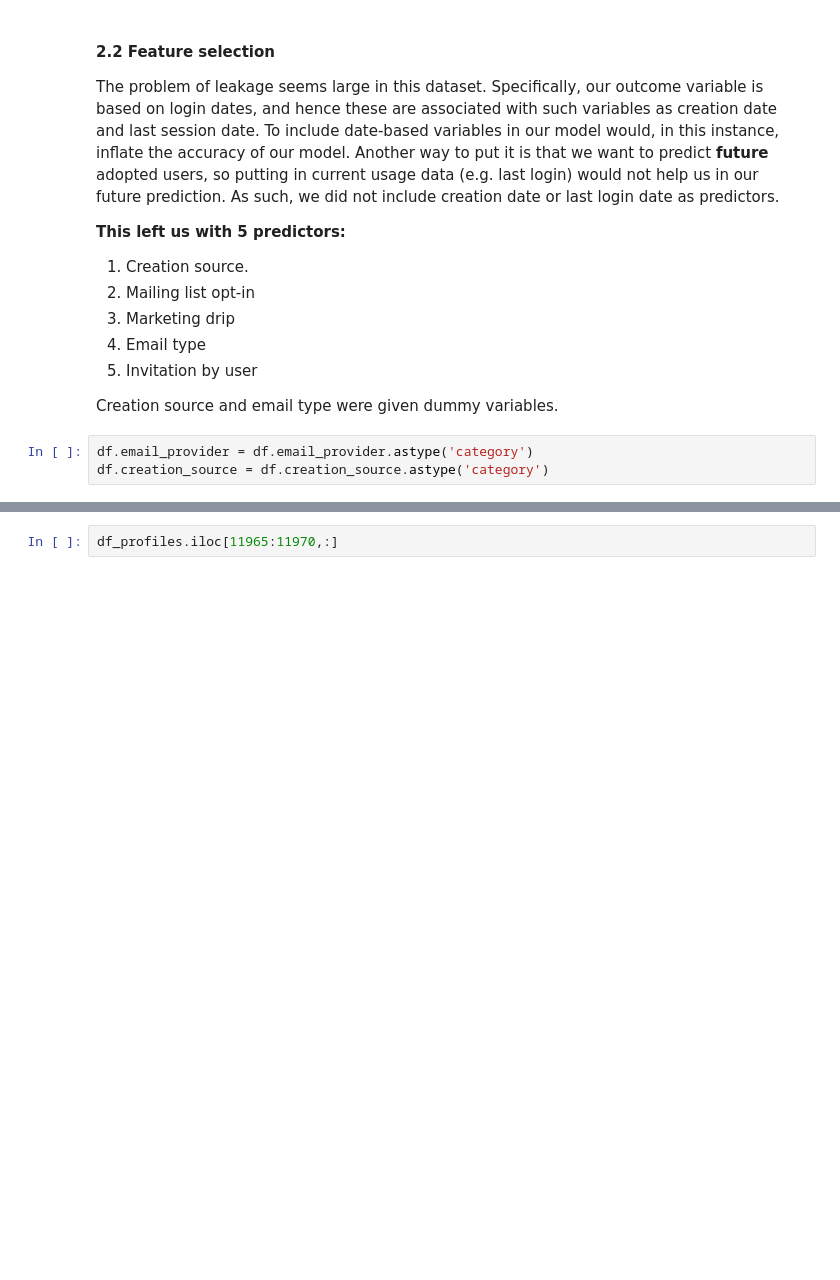
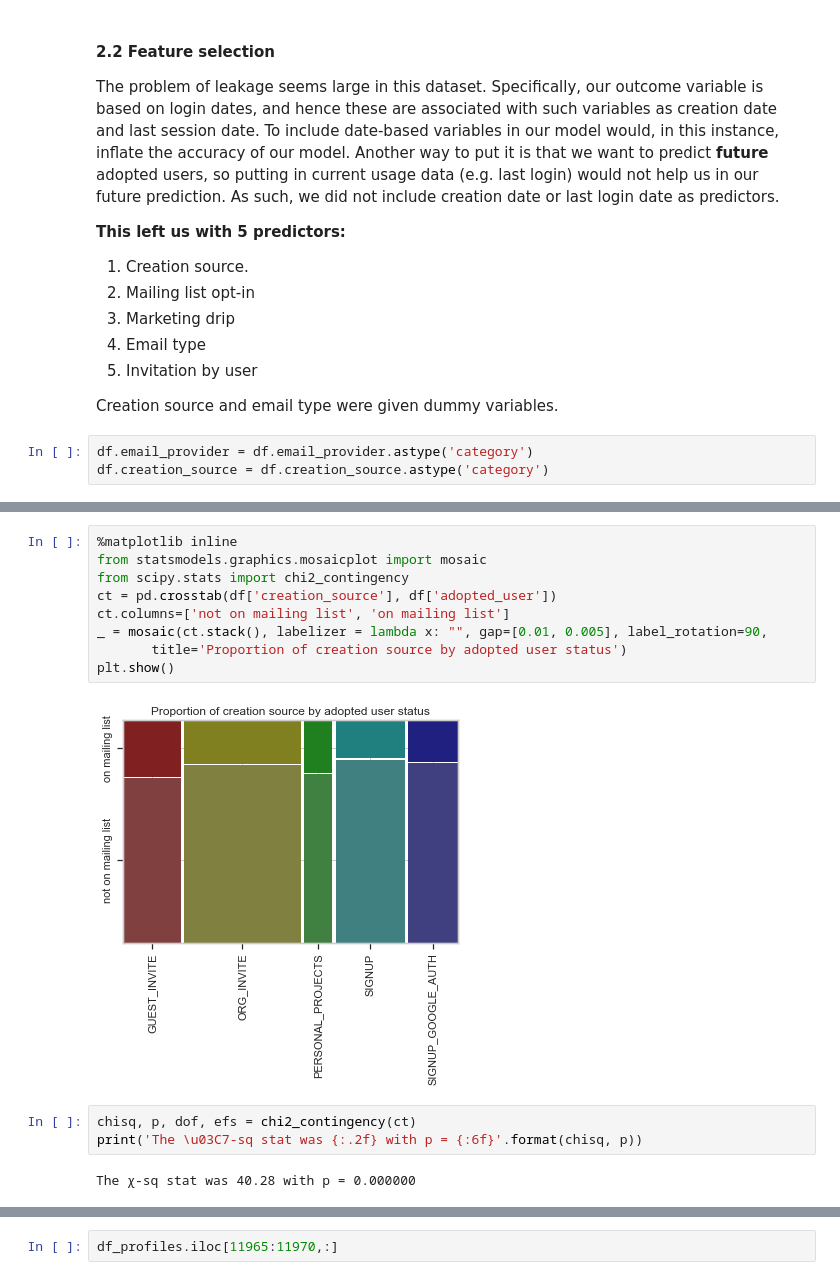
Before and after one commit to jpgerber/User-Adoption-Example, a Jupyter notebook: user_adoption_cleaner.ipynb, the cells around one changed output, grey strips where cells are left out. Saved outputs shown, nothing was run; the diff lists cells and outputs as text; blank space fills up the shorter version.

```diff
--- a/user_adoption_cleaner.ipynb
+++ b/user_adoption_cleaner.ipynb
@@ -426,0 +371,16 @@ Do a violin plot by type
+# %%
+%matplotlib inline
+from statsmodels.graphics.mosaicplot import mosaic
+from scipy.stats import chi2_contingency
+ct = pd.crosstab(df['creation_source'], df['adopted_user'])
+ct.columns=['not on mailing list', 'on mailing list']
+_ = mosaic(ct.stack(), labelizer = lambda x: "", gap=[0.01, 0.005], label_rotation=90,
+       title='Proportion of creation source by adopted user status')
+plt.show()
+# %% [output]
+[figure, added]
+# %%
+chisq, p, dof, efs = chi2_contingency(ct)
+print('The \u03C7-sq stat was {:.2f} with p = {:6f}'.format(chisq, p))
+# %% [output]
+The χ-sq stat was 40.28 with p = 0.000000
```
Also changed, not shown: parts of 51 cells of this notebook.
